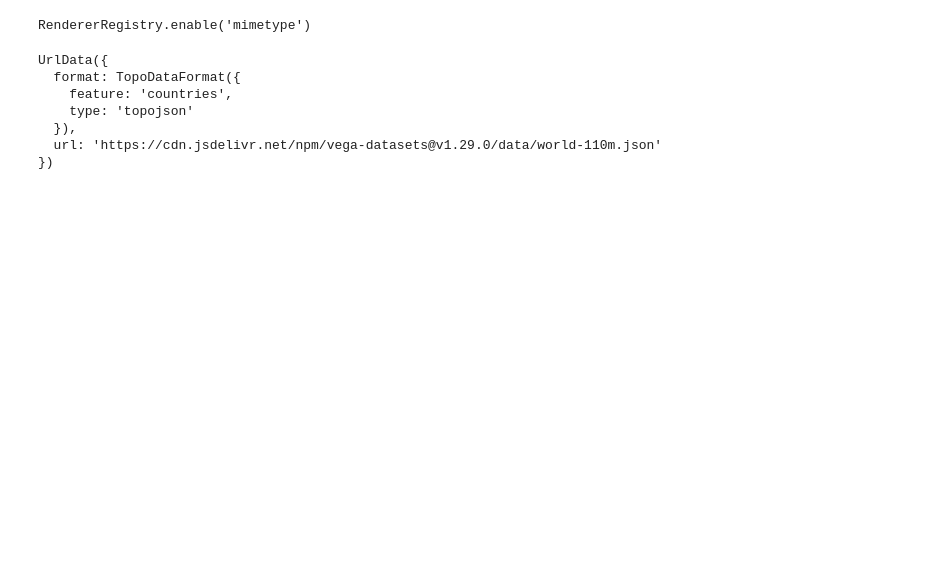
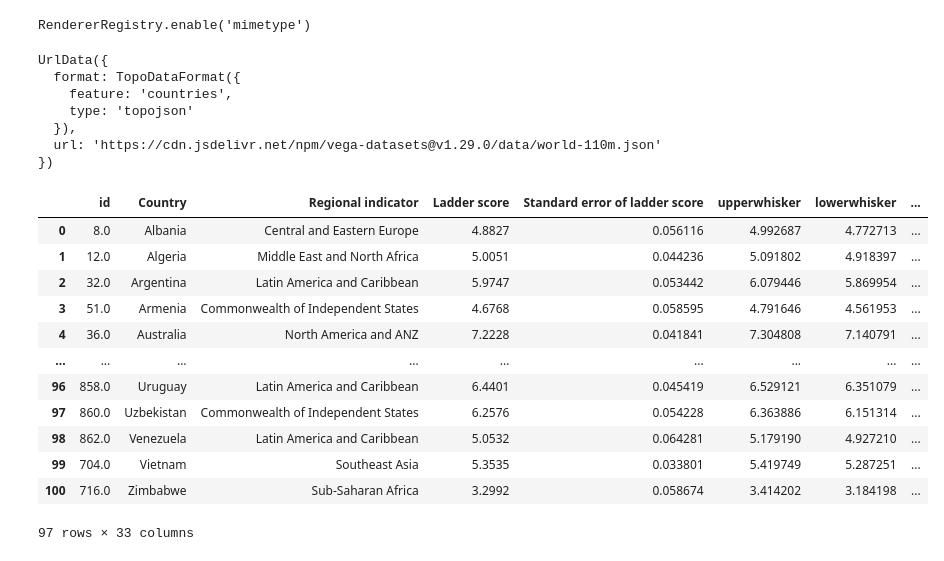
Before and after one commit to UBC-MDS/DSCI_532_Group18_Allstars, a Jupyter notebook: reports/worldmap.ipynb, the cells around one changed output. Drawn from its saved outputs; the diff is of its cells as text; code cells hidden in the pictures; blank space fills up the shorter version.

```diff
--- a/reports/worldmap.ipynb
+++ b/reports/worldmap.ipynb
@@ -17,3 +17,20 @@ UrlData({
   }),
   url: 'https://cdn.jsdelivr.net/npm/vega-datasets@v1.29.0/data/world-110m.json'
 })
+# %%
+country_ids = pd.read_csv("../data/processed/happiness_merge_all.csv")
+country_ids.dropna(subset=['id'])
+# %% [output]
+|  | id | Country | Regional indicator | Ladder score | Standard error of ladder score | upperwhisker | lowerwhisker | ... |
+| 0 | 8.0 | Albania | Central and Eastern Europe | 4.8827 | 0.056116 | 4.992687 | 4.772713 | ... |
+| 1 | 12.0 | Algeria | Middle East and North Africa | 5.0051 | 0.044236 | 5.091802 | 4.918397 | ... |
+| 2 | 32.0 | Argentina | Latin America and Caribbean | 5.9747 | 0.053442 | 6.079446 | 5.869954 | ... |
+| 3 | 51.0 | Armenia | Commonwealth of Independent States | 4.6768 | 0.058595 | 4.791646 | 4.561953 | ... |
+| 4 | 36.0 | Australia | North America and ANZ | 7.2228 | 0.041841 | 7.304808 | 7.140791 | ... |
+| ... | ... | ... | ... | ... | ... | ... | ... | ... |
+| 96 | 858.0 | Uruguay | Latin America and Caribbean | 6.4401 | 0.045419 | 6.529121 | 6.351079 | ... |
+| 97 | 860.0 | Uzbekistan | Commonwealth of Independent States | 6.2576 | 0.054228 | 6.363886 | 6.151314 | ... |
+| 98 | 862.0 | Venezuela | Latin America and Caribbean | 5.0532 | 0.064281 | 5.179190 | 4.927210 | ... |
+| 99 | 704.0 | Vietnam | Southeast Asia | 5.3535 | 0.033801 | 5.419749 | 5.287251 | ... |
+| 100 | 716.0 | Zimbabwe | Sub-Saharan Africa | 3.2992 | 0.058674 | 3.414202 | 3.184198 | ... |
+97 rows × 33 columns
```
Also changed, not shown: parts of 4 cells of this notebook, 1 other file.
